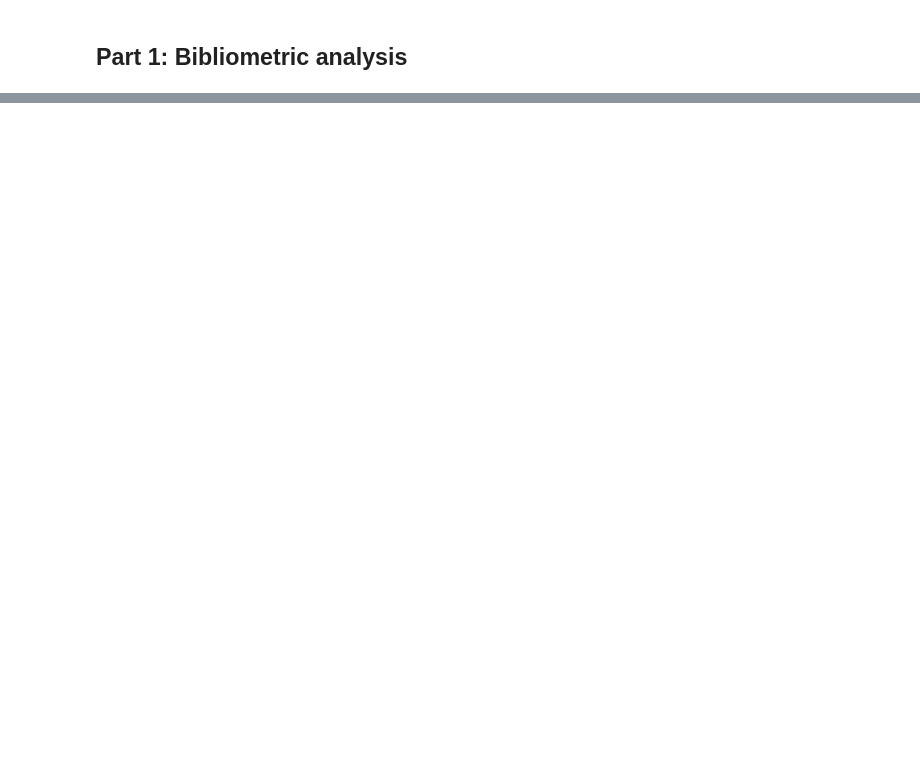
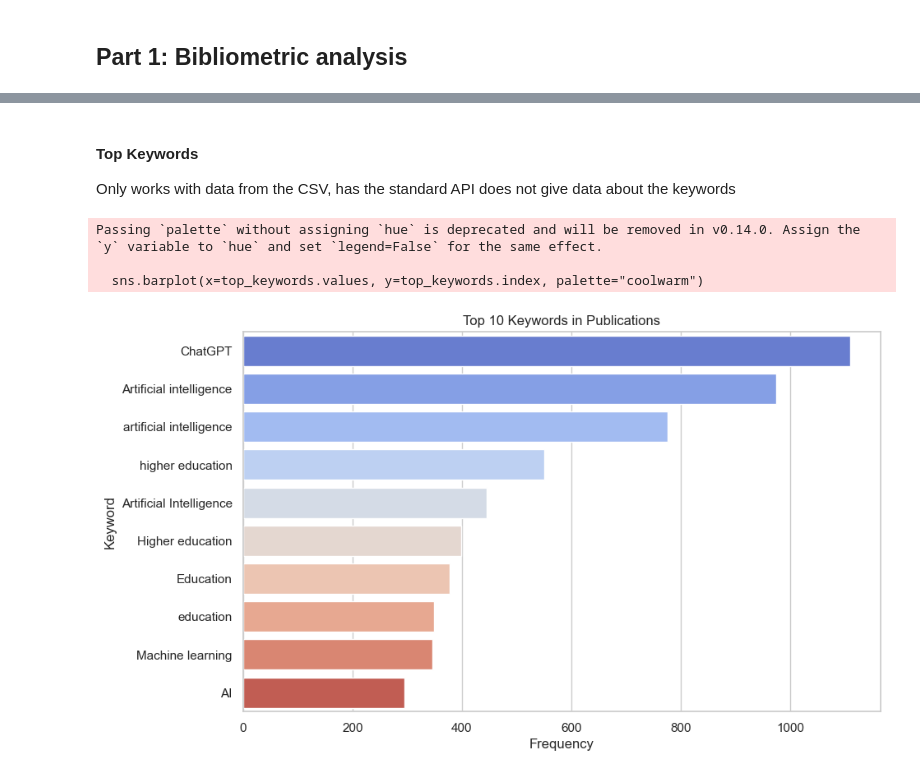
Before and after one commit to RafaelSGil/Edu-AI, a Jupyter notebook: notebook/EduAI.ipynb, the cells around one changed output, grey strips where cells are left out. Drawn from its saved outputs; the diff is of its cells as text; code cells hidden in the pictures; blank space fills up the shorter version.

```diff
--- a/notebook/EduAI.ipynb
+++ b/notebook/EduAI.ipynb
@@ -152,0 +204,22 @@ len(API_DATA)
+# %% [markdown]
+#### Top Keywords
+Only works with data from the CSV, has the standard API does not give data about the keywords
+# %%
+def plot_top_keywords(df):
+    all_keywords = [kw.strip() for keywords in df['Author Keywords'].dropna() for kw in keywords.split(';')]
+    top_keywords = pd.Series(all_keywords).value_counts().head(10)
+
+    plt.figure(figsize=(10, 6))
+    sns.barplot(x=top_keywords.values, y=top_keywords.index, palette="coolwarm")
+    plt.title("Top 10 Keywords in Publications")
+    plt.xlabel("Frequency")
+    plt.ylabel("Keyword")
+    plt.show()
+
+if CSV_DATA is not None:
+    plot_top_keywords(CSV_DATA)
+# %% [output]
+Passing `palette` without assigning `hue` is deprecated and will be removed in v0.14.0. Assign the `y` variable to `hue` and set `legend=False` for the same effect.
+
+  sns.barplot(x=top_keywords.values, y=top_keywords.index, palette="coolwarm")
+[figure, added]
```
Also changed, not shown: parts of 28 cells of this notebook, 1 other file.
